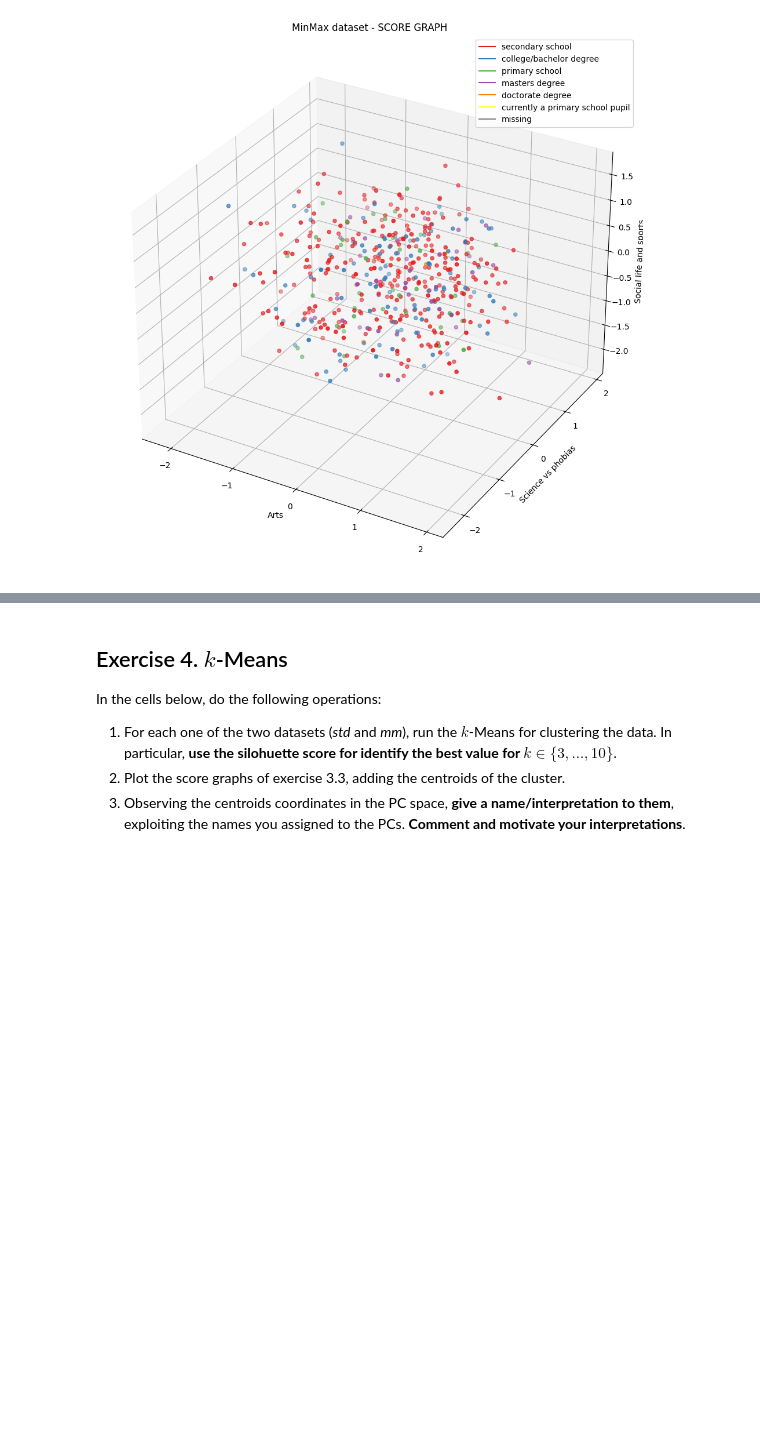
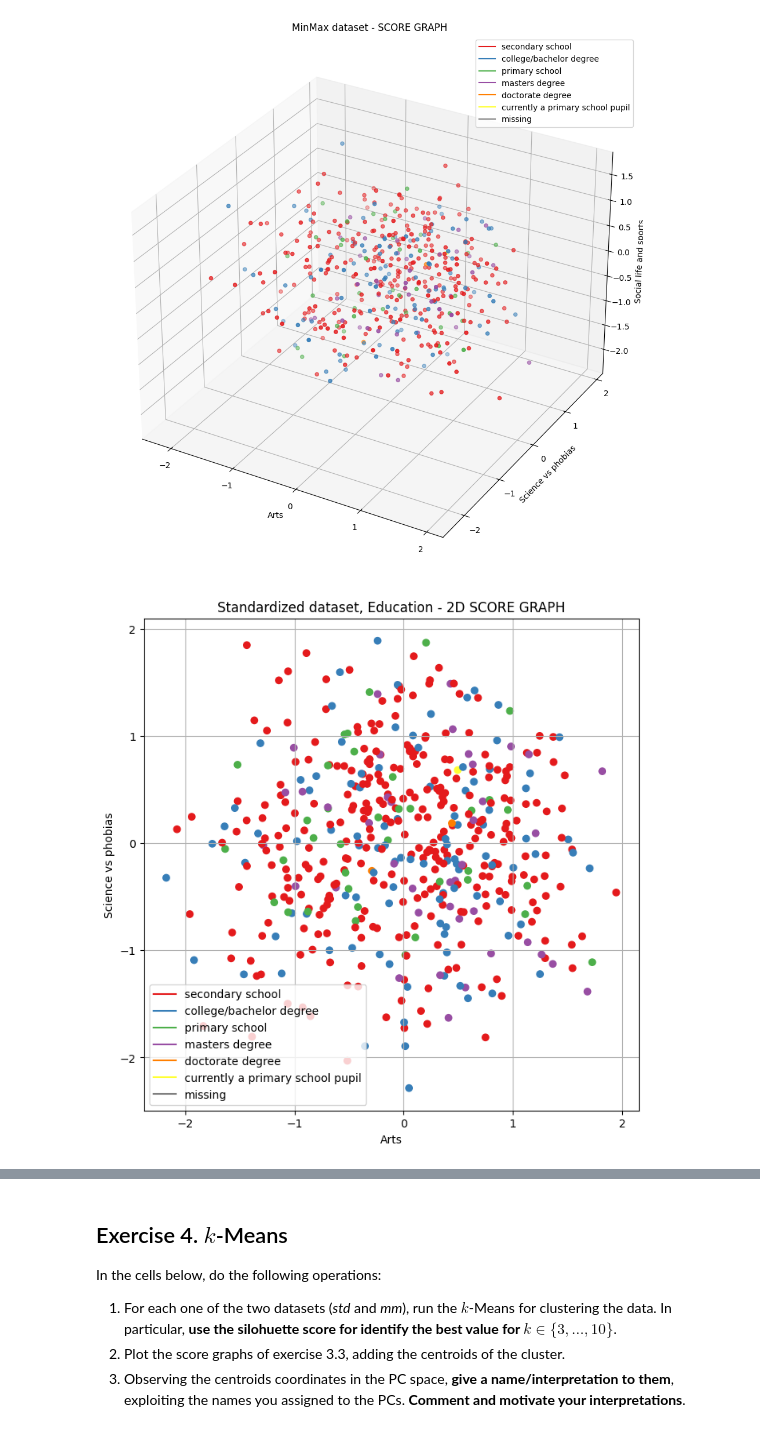
Before and after one commit to fabiolauro/PCA_CLA_Project, a Jupyter notebook: HWpca_Lauro_Martellone.ipynb, the cells around one changed output, grey strips where cells are left out. Saved outputs shown, nothing was run; the diff lists cells and outputs as text; code cells hidden in the pictures; blank space fills up the shorter version.

```diff
--- a/HWpca_Lauro_Martellone.ipynb
+++ b/HWpca_Lauro_Martellone.ipynb
@@ -781,3 +810,14 @@ plt.grid()
 plt.show()
 # %% [output]
 [figure]
+# %%
+plt.figure(figsize=(8,8))
+plt.scatter(Y_mm[:, 0], Y_mm[:, 1], color = colors_edu)
+plt.title('Standardized dataset, Education - 2D SCORE GRAPH')
+plt.xlabel(pc_std_names[0])
+plt.ylabel(pc_std_names[1])
+plt.legend(colors_edu_legend, [k for k in color_education_dict.keys()])
+plt.grid()
+plt.show()
+# %% [output]
+[figure, added]
```
Also changed, not shown: parts of 11 cells of this notebook.
